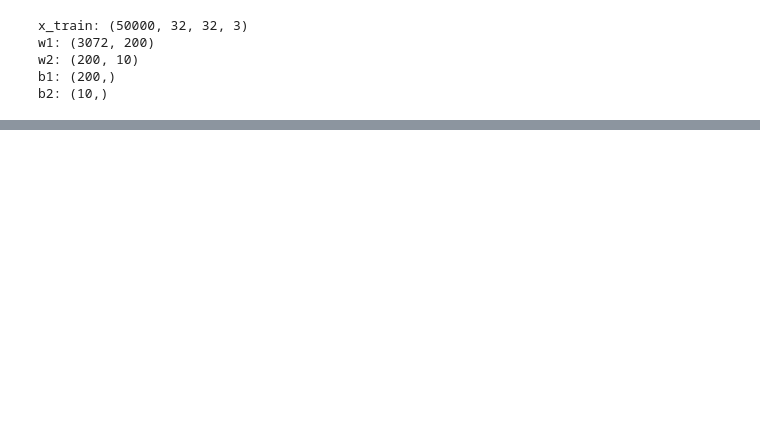
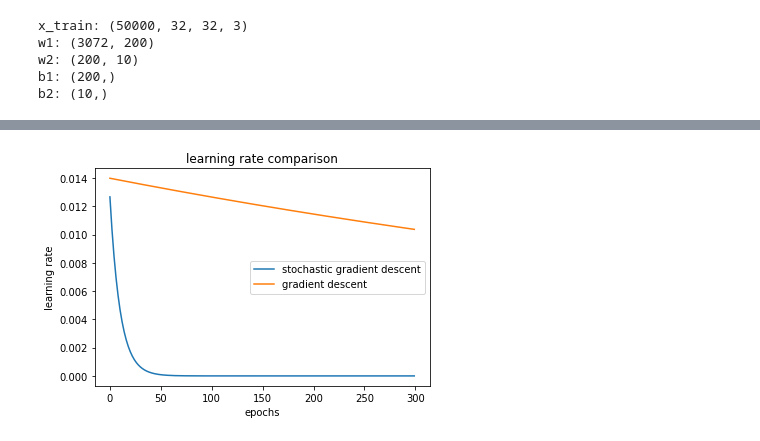
Before and after one commit to AvishkaSandeepa/EN2550-2020-Assignment-04, a Jupyter notebook: Assignment04_Part03.ipynb, the cells around one changed output, grey strips where cells are left out. Saved outputs shown, nothing was run; the diff lists cells and outputs as text; code cells hidden in the pictures; blank space fills up the shorter version.

```diff
--- a/Assignment04_Part03.ipynb
+++ b/Assignment04_Part03.ipynb
@@ -106,0 +245,12 @@ iteration 2 / 3| loss 0.784402| training accuracy 77.596719| testing accuracy 77
+# %%
+fig, axes = plt.subplots()
+axes.plot(sgd_lr_history)
+axes.plot(lr_history1)
+plt.legend(["stochastic gradient descent", "gradient descent"])
+axes.set_xlabel("epochs")
+axes.set_ylabel("learning rate")
+axes.set_title("learning rate comparison")
+plt.show()
+fig.savefig('learning_rate_comparison.png',transparent=True)
+# %% [output]
+[figure, added]
```
Also changed, not shown: parts of 9 cells of this notebook.
